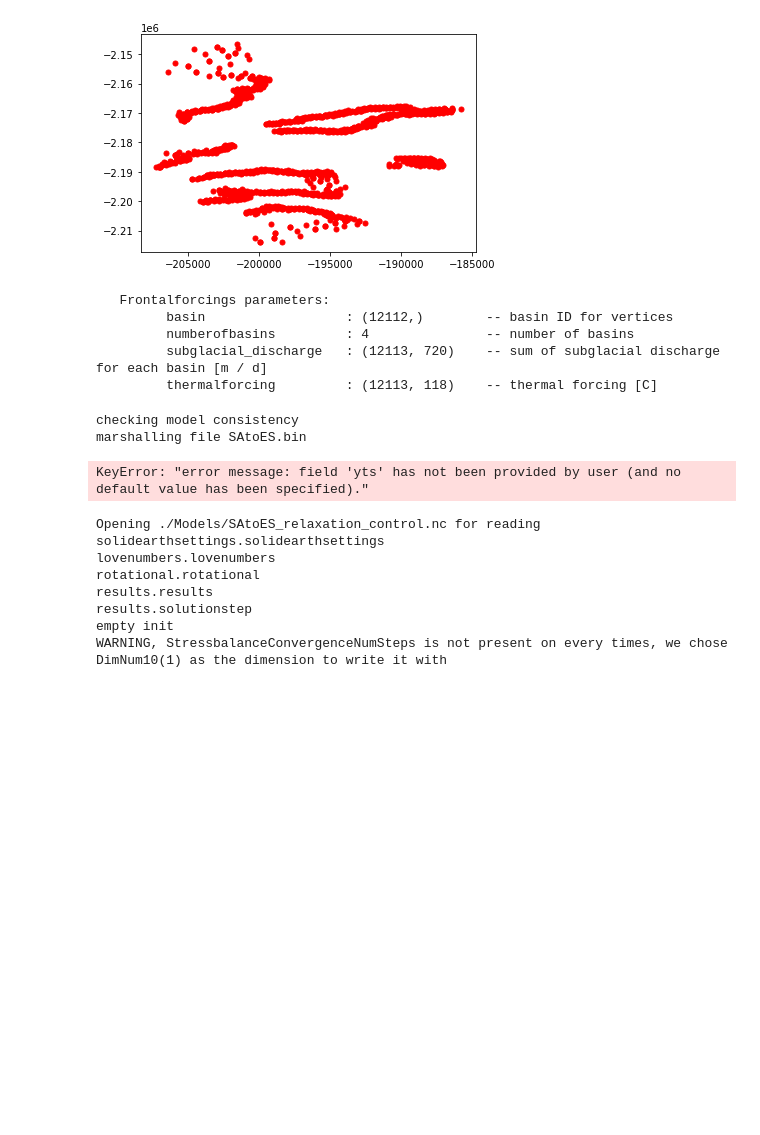
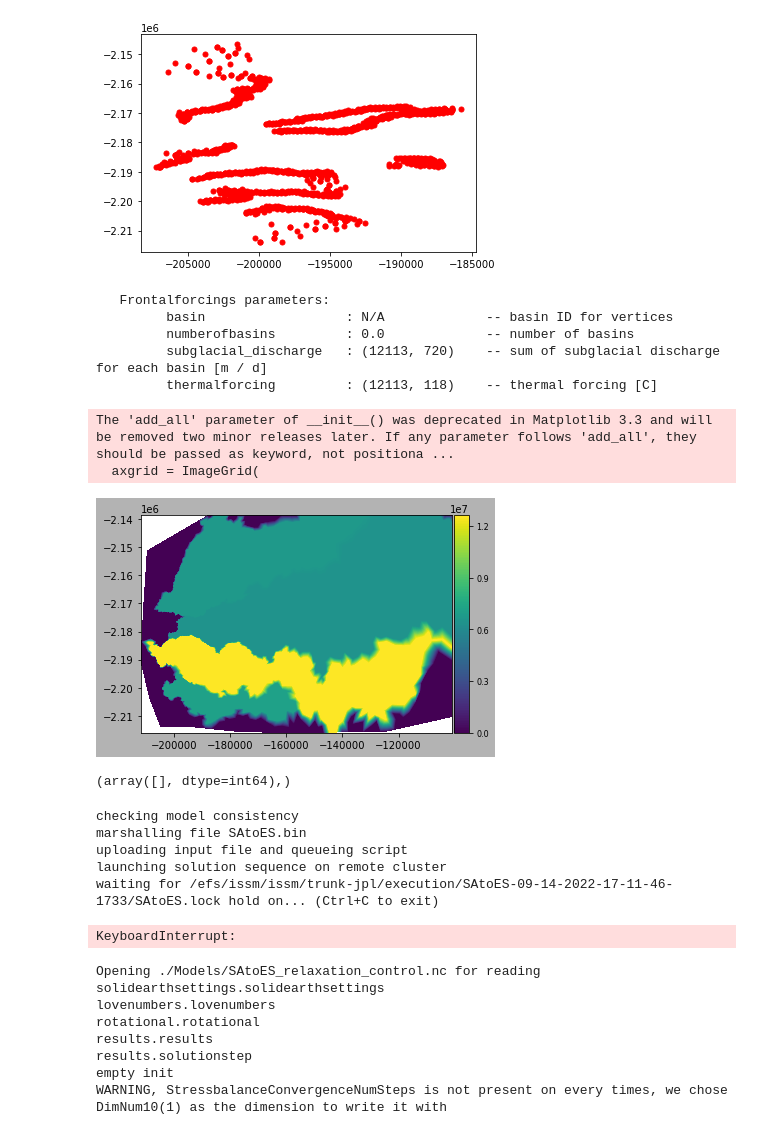
Before and after one commit to dfelikson/GrIS_Outlet_Glacier_Seasonal_dhdt, a Jupyter notebook: relaxation.ipynb, the cells around one changed output. Cells and saved outputs as stored; diff of their text form; code cells hidden in the pictures; blank space fills up the shorter version.

Commit message:
nan vector errors

```diff
--- a/relaxation.ipynb
+++ b/relaxation.ipynb
@@ -167,10 +167,10 @@ md.frontalforcings.thermalforcing[glacier53_nodes,:] = glacier0053['EN4']['TF']
 md.frontalforcings.thermalforcing[glacier90_nodes,:] = glacier0090['EN4']['TF']
 
 # step 2: select() rows from frontalforcings.subglacial_discharge that correspond to step 1 nodes
-md.frontalforcings.subglacial_discharge[glacier13_nodes,:] = glacier0013['RACMO']['Q']
-md.frontalforcings.subglacial_discharge[glacier52_nodes,:] = glacier0052['RACMO']['Q']
-md.frontalforcings.subglacial_discharge[glacier53_nodes,:] = glacier0053['RACMO']['Q']
-md.frontalforcings.subglacial_discharge[glacier90_nodes,:] = glacier0090['RACMO']['Q']
+md.frontalforcings.subglacial_discharge[glacier13_nodes,:] = glacier0013['RACMO']['Q'] * 86400
+md.frontalforcings.subglacial_discharge[glacier52_nodes,:] = glacier0052['RACMO']['Q'] * 86400
+md.frontalforcings.subglacial_discharge[glacier53_nodes,:] = glacier0053['RACMO']['Q'] * 86400
+md.frontalforcings.subglacial_discharge[glacier90_nodes,:] = glacier0090['RACMO']['Q'] * 86400
 
 # NOTE: And now, set the last row to the time
 md.frontalforcings.thermalforcing[-1,:] = glacier0013['EN4']['t']
@@ -181,7 +181,13 @@ md.frontalforcings.subglacial_discharge[-1,:] = glacier0013['RACMO']['t']
 md.frontalforcings
 # %% [output]
    Frontalforcings parameters:
-         basin                  : (12112,)        -- basin ID for vertices
-         numberofbasins         : 4               -- number of basins
+         basin                  : N/A             -- basin ID for vertices
+         numberofbasins         : 0.0             -- number of basins
          subglacial_discharge   : (12113, 720)    -- sum of subglacial discharge for each basin [m / d]
          thermalforcing         : (12113, 118)    -- thermal forcing [C]
+# %%
+plotmodel(md, 'data', md.frontalforcings.subglacial_discharge[0:-1,5])
+# %% [output]
+The 'add_all' parameter of __init__() was deprecated in Matplotlib 3.3 and will be removed two minor releases later. If any parameter follows 'add_all', they should be passed as keyword, not positiona ...
+  axgrid = ImageGrid(
+[figure, added]
@@ -188,3 +197,12 @@ md.frontalforcings
+# %%
+print(np.where(np.isnan(md.frontalforcings.subglacial_discharge)))
+print(np.where(np.isinf(md.frontalforcings.subglacial_discharge)))
+print(np.where(np.isnan(md.frontalforcings.thermalforcing))
+np.where(np.isinf(md.frontalforcings.thermalforcing))
+np.where(np.isnan(md.geometry.bed))
+np.where(np.isinf(md.geometry.bed))
+# %% [output]
+(array([], dtype=int64),)
 # %%
 #for ensemble_ID in ens_data.keys():
 # set up to run all 10 in one run
@@ -216,11 +234,11 @@ md.groundingline.migration = 'SubelementMigration'
 #md.frontalforcings.thermalforcing = 15.7 * np.ones(md.mesh.numberofvertices) + -2.0840162904433726 #add LHS value
 
 pos = np.where(md.geometry.bed > 0)[0]
-md.frontalforcings.subglacial_discharge[pos] = np.nan
-md.frontalforcings.thermalforcing[pos] = np.nan
+md.frontalforcings.subglacial_discharge[pos] = 0
+md.frontalforcings.thermalforcing[pos] = 0
 #+++++++++++++++++++++++++++++++++++++++++++++++++++++++++++++++++++++++
 
-md.frontalforcings.basin = np.nan * np.ones(md.mesh.numberofvertices)
+md.frontalforcings.basin = np.ones(md.mesh.numberofvertices)
 md.frontalforcings.basin[glacier13_nodes]= 13
 md.frontalforcings.basin[glacier52_nodes]= 52
 md.frontalforcings.basin[glacier53_nodes]= 53
@@ -271,7 +289,10 @@ export_netCDF(md, "./Models/SAtoES_relaxation_control.nc")
 # %% [output]
 checking model consistency
 marshalling file SAtoES.bin
+uploading input file and queueing script
+launching solution sequence on remote cluster
+waiting for /efs/issm/issm/trunk-jpl/execution/SAtoES-09-14-2022-17-11-46-1733/SAtoES.lock hold on... (Ctrl+C to exit)
-KeyError: "error message: field 'yts' has not been provided by user (and no default value has been specified)."
+KeyboardInterrupt:
 # %%
 #md = loadmodel('./Models/SAtoES_relaxation_Trial9.nc')
 md = loadmodel('./Models/SAtoES_relaxation_control.nc')
```
Also changed, not shown: parts of 1 cell of this notebook.
